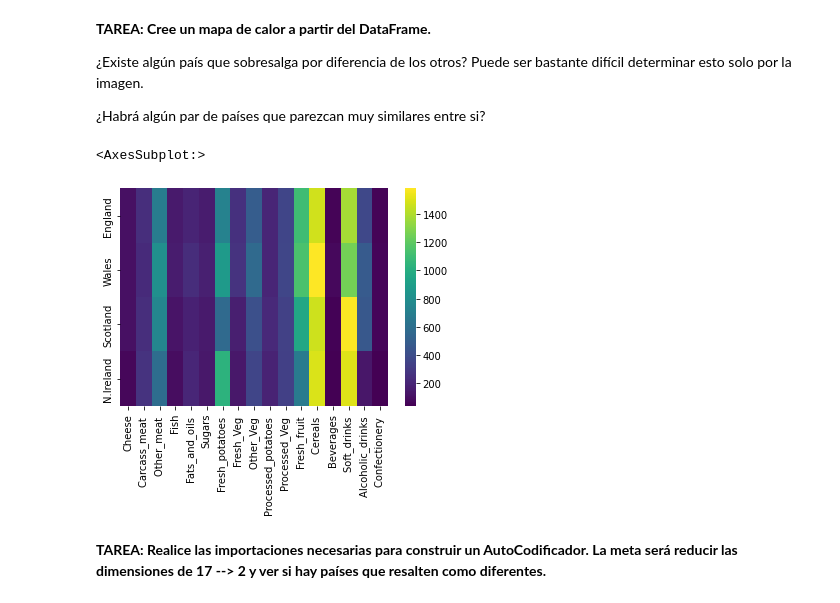
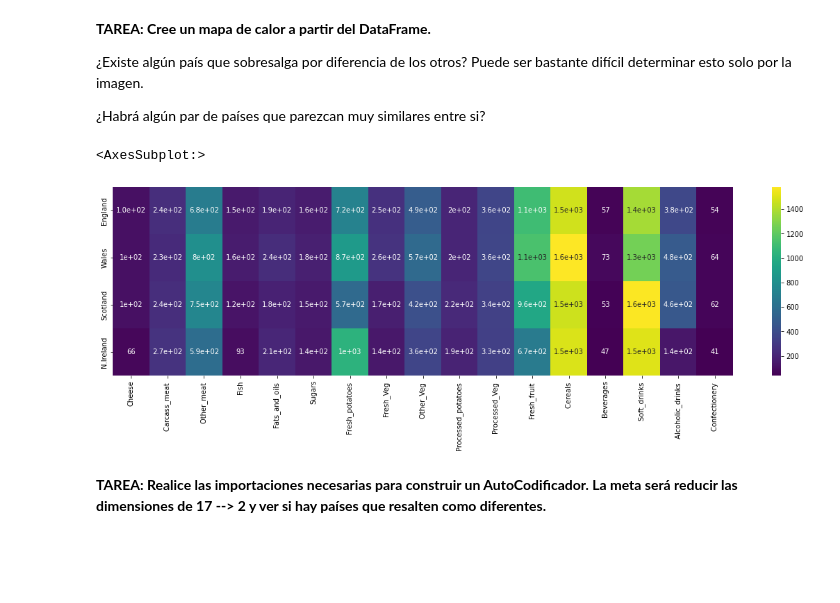
Before and after one commit to jurhs2000/data-science-lab6, a Jupyter notebook: Lab_Autocodificadores.ipynb, the cells around one changed output. Cells and saved outputs as stored; diff of their text form; code cells hidden in the pictures; blank space fills up the shorter version.

```diff
--- a/Lab_Autocodificadores.ipynb
+++ b/Lab_Autocodificadores.ipynb
@@ -65,11 +68,12 @@ df_t.head()
 ¿Habrá algún par de países que parezcan muy similares entre si?
 # %%
 #SU CODIGO AQUI
-# mapa de calor
-sns.heatmap(df_t, cmap = 'viridis')
+# mapa de calor, agrandar resultado
+plt.figure(figsize=(20,5))
+sns.heatmap(df_t, cmap='viridis', annot=True)
 # %% [output]
 <AxesSubplot:>
-[figure, old version]
+[figure, new version]
 # %%
 # 3D heatmap
 fig = px.imshow(df_t, labels = dict(x = 'Productos', y = 'Tiendas', color = 'Cantidad'))
```
Also changed, not shown: parts of 12 cells of this notebook.
